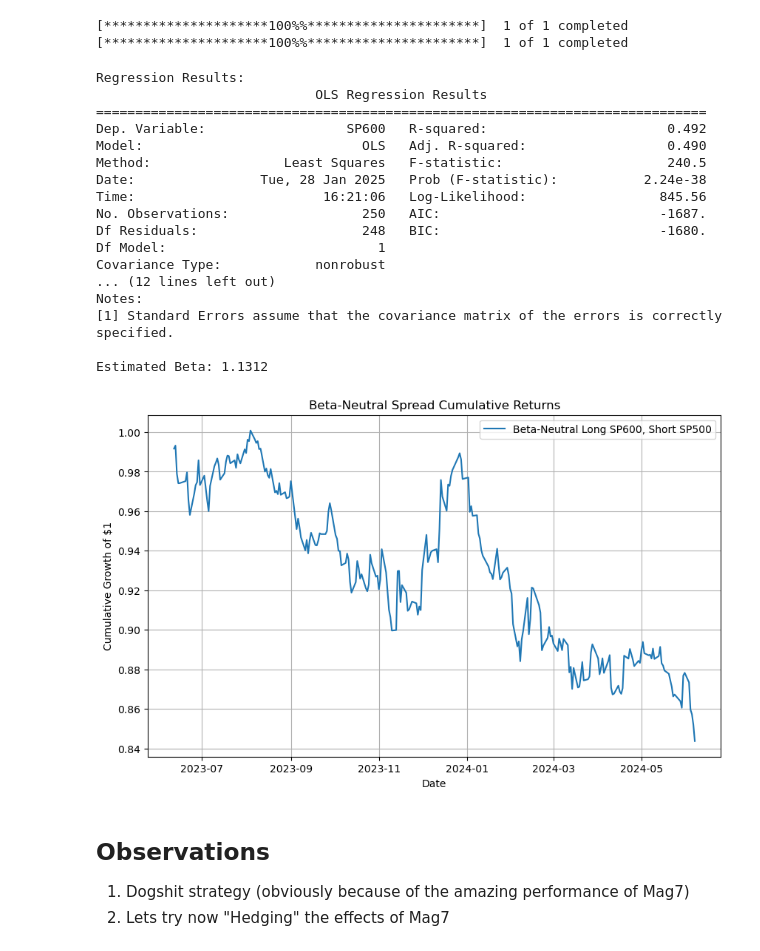
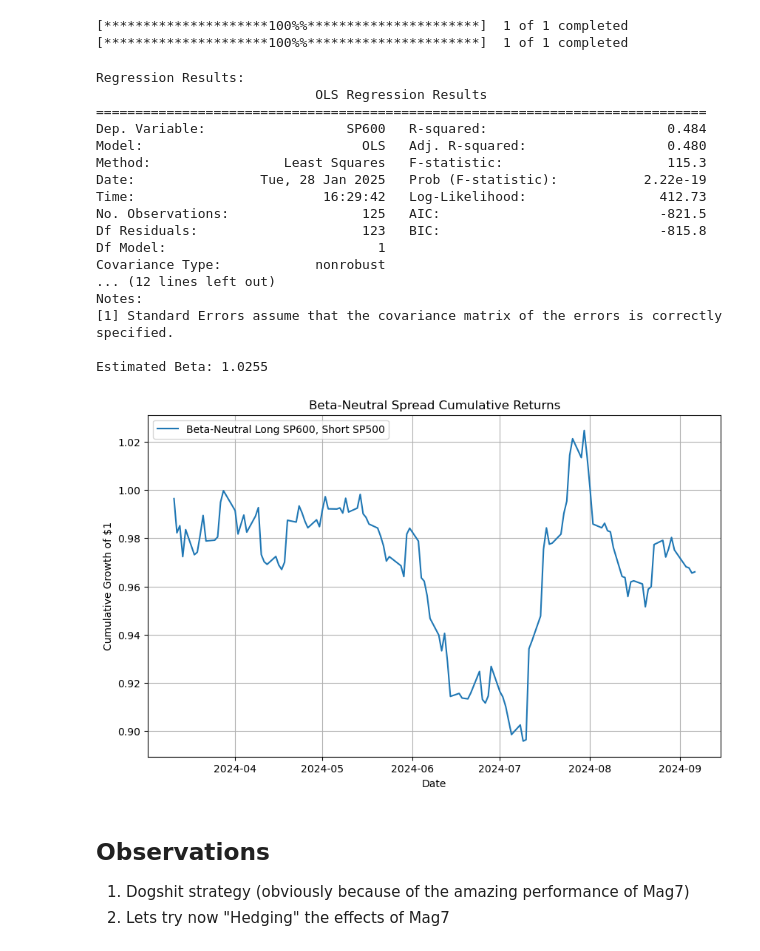
Before and after one commit to tryt0c0de/IAQF_STRAT, a Jupyter notebook: strategy.ipynb, the cells around one changed output. Cells and saved outputs as stored; diff of their text form; code cells hidden in the pictures.

```diff
--- a/strategy.ipynb
+++ b/strategy.ipynb
@@ -9,8 +9,8 @@ import statsmodels.api as sm
 import matplotlib.pyplot as plt
 # %%
 # --- Parameters ---
-start_date = "2023-06-09"  # Rebalance day
-end_date   = "2024-06-09"  # 1 year later
+start_date = "2024-03-08"  # Rebalance day
+end_date   = "2024-09-09"  #  6 Months later
 sp500_ticker = "^GSPC"     # S&P 500 Index
 sp600_ticker = "^SP600"    # S&P 600 Small Cap
 
@@ -44,40 +44,40 @@ print(f"\nEstimated Beta: {beta:.4f}\n")
 Regression Results:
                             OLS Regression Results
 ==============================================================================
-Dep. Variable:                  SP600   R-squared:                       0.492
-Model:                            OLS   Adj. R-squared:                  0.490
-Method:                 Least Squares   F-statistic:                     240.5
-Date:                Tue, 28 Jan 2025   Prob (F-statistic):           2.24e-38
-Time:                        16:21:06   Log-Likelihood:                 845.56
-No. Observations:                 250   AIC:                            -1687.
-Df Residuals:                     248   BIC:                            -1680.
+Dep. Variable:                  SP600   R-squared:                       0.484
+Model:                            OLS   Adj. R-squared:                  0.480
+Method:                 Least Squares   F-statistic:                     115.3
+Date:                Tue, 28 Jan 2025   Prob (F-statistic):           2.22e-19
+Time:                        16:29:42   Log-Likelihood:                 412.73
+No. Observations:                 125   AIC:                            -821.5
+Df Residuals:                     123   BIC:                            -815.8
 Df Model:                           1
 Covariance Type:            nonrobust
 ... (12 lines left out)
 Notes:
 [1] Standard Errors assume that the covariance matrix of the errors is correctly specified.
 
-Estimated Beta: 1.1312
+Estimated Beta: 1.0255
 # %%
 # --- 4. Construct Beta-Neutral Strategy Returns ---
-# Strategy return on each day = SP600_return - SP_500- (beta-1) * SP500_return
-strategy_returns = returns_df['SP600'] - (beta-1) * returns_df['SP500'] - returns_df["SP500"]
+# Strategy return on each day = SP600_return - beta * SP500_return
+strategy_returns = returns_df['SP600'] - (beta) * returns_df['SP500']
 
 # --- 5. Backtest: Cumulative Performance of the Spread ---
 # Assuming $1 initial capital in the spread
 cumulative_performance = (1 + strategy_returns).cumprod()
 
 # Plot the results
 plt.figure(figsize=(10, 6))
 plt.plot(cumulative_performance, label='Beta-Neutral Long SP600, Short SP500')
 plt.title('Beta-Neutral Spread Cumulative Returns')
 plt.xlabel('Date')
 plt.ylabel('Cumulative Growth of $1')
 plt.legend()
 plt.grid(True)
 plt.show()
 # %% [output]
-[figure, old version]
+[figure, new version]
 # %% [markdown]
 ## Observations
 1. Dogshit strategy (obviously because of the amazing performance of Mag7)
```
Also changed, not shown: parts of 2 cells of this notebook.
